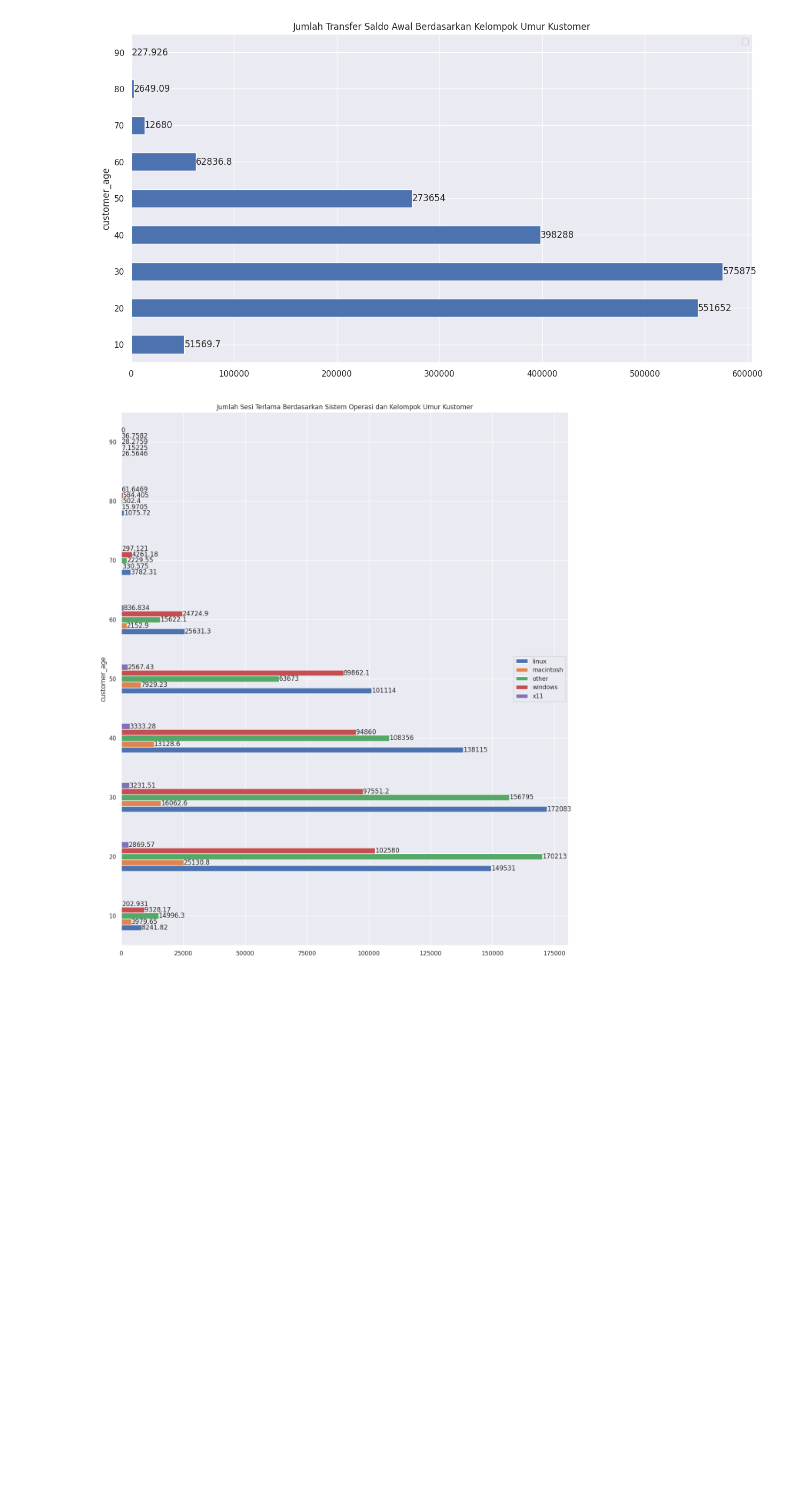
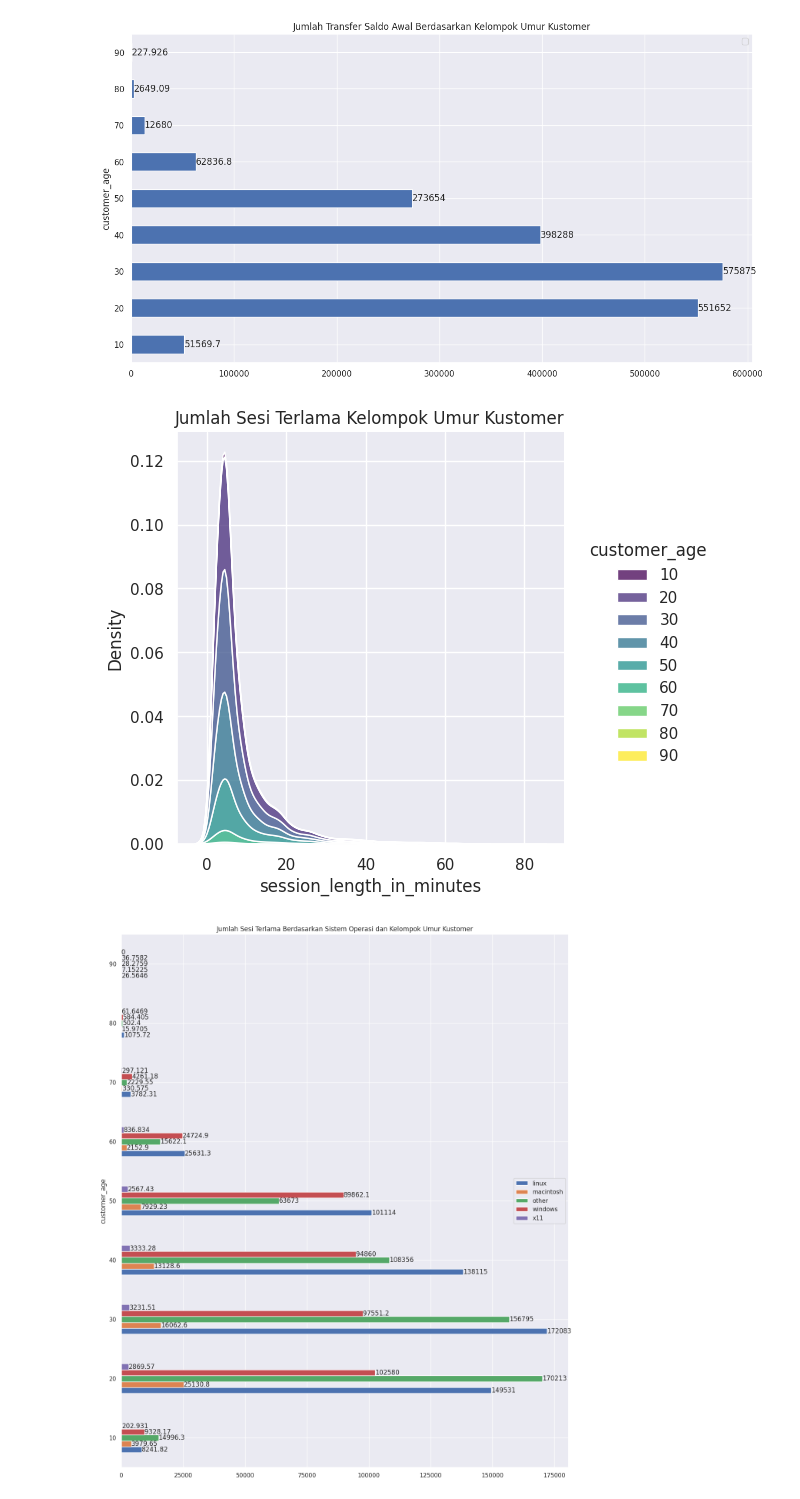
Before and after one commit to hendrimardani/bank_account_fraud_detection, a Jupyter notebook: notebook.ipynb, the cells around one changed output. Cells and saved outputs as stored; diff of their text form; code cells hidden in the pictures; blank space fills up the shorter version.

Commit message:
Kaggle Notebook | Lomba Paper 2025 | Version 1

```diff
--- a/notebook.ipynb
+++ b/notebook.ipynb
@@ -77,8 +84,8 @@ sns.set()
 # %% [markdown]
 # Load Dataset
 # %%
-data = pd.read_csv("/kaggle/input/bank-account-fraud-dataset-neurips-2022/Base.csv", nrows=200_000)
-data
+df = pd.read_csv("/kaggle/input/bank-account-fraud-dataset-neurips-2022/Base.csv", nrows=200_000)
+df
 # %% [output]
 |  | fraud_bool | income | name_email_similarity | prev_address_months_count | current_address_months_count | customer_age | ... |
 | 0 | 0 | 0.3 | 0.986506 | -1 | 25 | 40 | ... |
@@ -370,4 +377,15 @@ for container in ax.containers:
     ax.bar_label(container)
 # %% [output]
 [figure]
+# %%
+sns.displot(
+    data=df,
+    x="session_length_in_minutes",
+    hue="customer_age",
+    palette="viridis",
+    multiple="stack",
+    kind="kde")
+plt.title("Jumlah Sesi Terlama Kelompok Umur Kustomer");
+# %% [output]
+[figure, added]
 # %%
```
Also changed, not shown: parts of 100 cells of this notebook.
